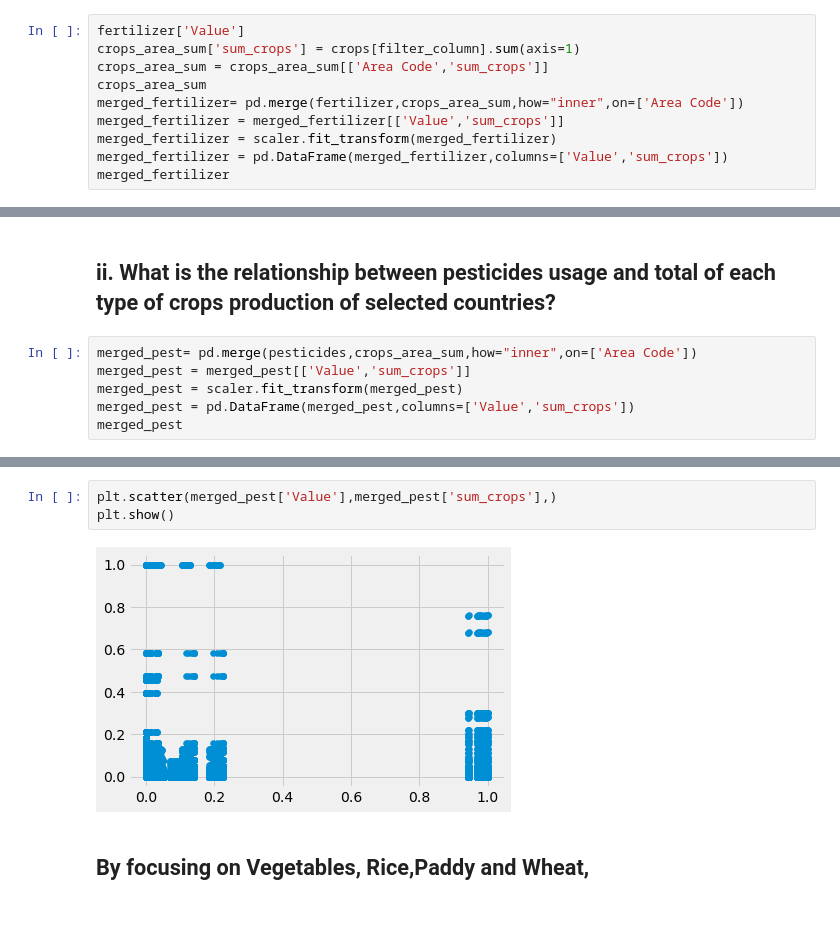
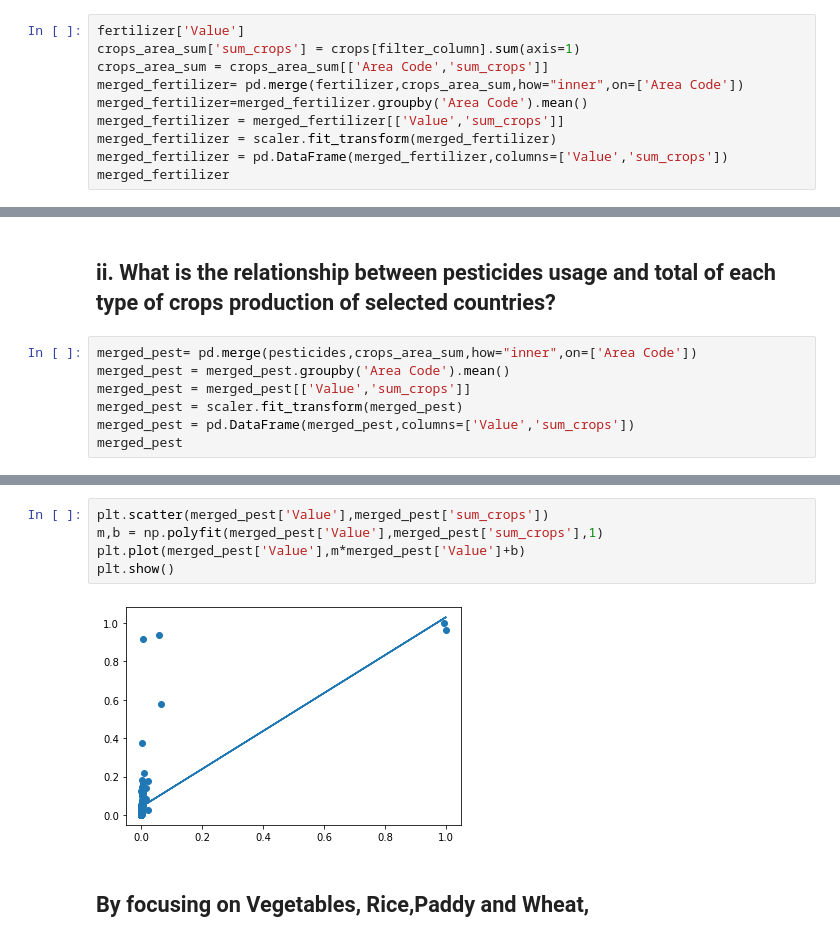
Before and after one commit to minxuan1509/IDS-FAO-Analysis, a Jupyter notebook: IDS FAO.ipynb, the cells around one changed output, grey strips where cells are left out. Saved outputs shown, nothing was run; the diff lists cells and outputs as text; blank space fills up the shorter version.

```diff
--- a/IDS FAO.ipynb
+++ b/IDS FAO.ipynb
@@ -491,8 +507,8 @@ scaler = MinMaxScaler()
 fertilizer['Value']
 crops_area_sum['sum_crops'] = crops[filter_column].sum(axis=1)
 crops_area_sum = crops_area_sum[['Area Code','sum_crops']]
-crops_area_sum
 merged_fertilizer= pd.merge(fertilizer,crops_area_sum,how="inner",on=['Area Code'])
+merged_fertilizer=merged_fertilizer.groupby('Area Code').mean()
 merged_fertilizer = merged_fertilizer[['Value','sum_crops']]
 merged_fertilizer = scaler.fit_transform(merged_fertilizer)
 merged_fertilizer = pd.DataFrame(merged_fertilizer,columns=['Value','sum_crops'])
@@ -554,6 +572,7 @@ median:  881.0
 ## ii. What is the relationship between pesticides usage and total of each type of crops production of selected countries?
 # %%
 merged_pest= pd.merge(pesticides,crops_area_sum,how="inner",on=['Area Code'])
+merged_pest = merged_pest.groupby('Area Code').mean()
 merged_pest = merged_pest[['Value','sum_crops']]
 merged_pest = scaler.fit_transform(merged_pest)
 merged_pest = pd.DataFrame(merged_pest,columns=['Value','sum_crops'])
@@ -561,8 +594,10 @@ merged_pest
 # %%
-plt.scatter(merged_pest['Value'],merged_pest['sum_crops'],)
+plt.scatter(merged_pest['Value'],merged_pest['sum_crops'])
+m,b = np.polyfit(merged_pest['Value'],merged_pest['sum_crops'],1)
+plt.plot(merged_pest['Value'],m*merged_pest['Value']+b)
 plt.show()
 # %% [output]
-[figure, old version]
+[figure, new version]
 # %% [markdown]
 ## By focusing on Vegetables, Rice,Paddy and Wheat,
 # %% [markdown]
```
Also changed, not shown: parts of 5 cells of this notebook.
